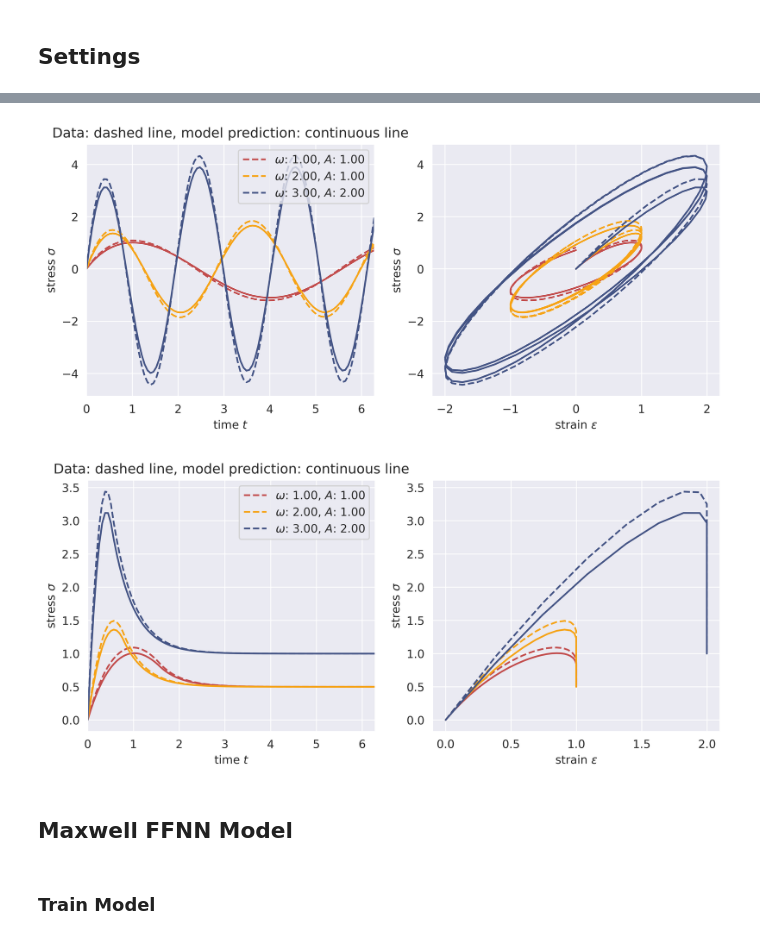
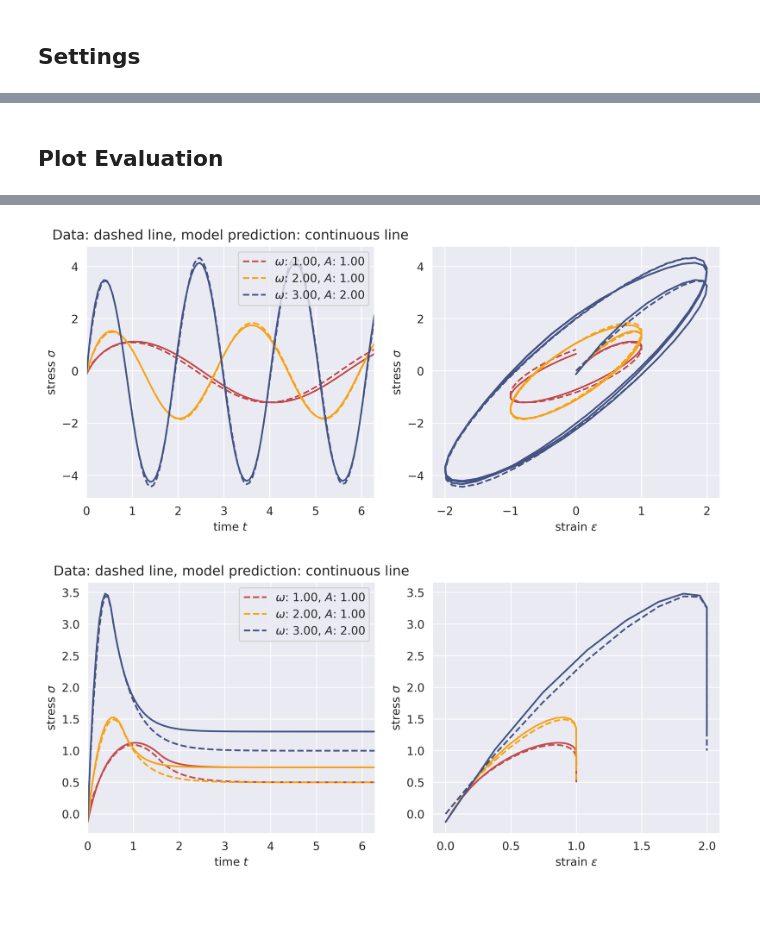
Before and after one commit to ArgoJ/TML4SM_TuD, a Jupyter notebook: viscoelasticity/Task3_3.ipynb, the cells around one changed output, grey strips where cells are left out. Drawn from its saved outputs; the diff is of its cells as text; code cells hidden in the pictures; blank space fills up the shorter version.

```diff
--- a/viscoelasticity/Task3_3.ipynb
+++ b/viscoelasticity/Task3_3.ipynb
@@ -37,0 +45,13 @@ n = 100
+# %%
+gsm_model = GSMModel([16, 1], ['softplus', 'linear'])
+gsm_model.compile(
+    optimizer=optimizers.Adam(learning_rate=0.01),
+    loss=losses.MeanSquaredError()
+)
+
+t1 = now()
+print(t1)
+h = gsm_model.fit([eps, dts], [sig], epochs=1000, verbose=0)
+t2 = now()
+print('it took', t2 - t1, '(sec) to calibrate the model')
+plot_loss(h.history['loss'], suptitle='training loss')
@@ -38,21 +62,18 @@ n = 100
+# %% [markdown]
+## Plot Evaluation
 # %%
-m_model = MaxwellModel()
-m_model.compile(
-    optimizer=optimizers.Adam(learning_rate=0.002),
-    loss=losses.MeanSquaredError()
-)
 
 As = [1,1,2]
 omegas = [1,2,3]
 
 eps, eps_dot, sig, dts = generate_data_harmonic(E_infty, E, eta, n, omegas, As)
-sig_m = m_model([eps, dts])
+sig_m = gsm_model([eps, dts])
 # plot_data(eps, eps_dot, sig, omegas, As)
 plot_model_pred(eps, sig, sig_m, omegas, As)
 
 
 eps, eps_dot, sig, dts = generate_data_relaxation(E_infty, E, eta, n, omegas, As)
-sig_m = m_model([eps, dts])
+sig_m = gsm_model([eps, dts])
 # plot_data(eps, eps_dot, sig, omegas, As)
 plot_model_pred(eps, sig, sig_m, omegas, As)
 # %% [output]
@@ -60,6 +82,2 @@ plot_model_pred(eps, sig, sig_m, omegas, As)
-[figure, old version]
+[figure, new version]
-[figure, old version]
+[figure, new version]
-# %% [markdown]
-## Maxwell FFNN Model
-# %% [markdown]
-### Train Model
```
Also changed, not shown: parts of 10 cells of this notebook, 1 other file.
